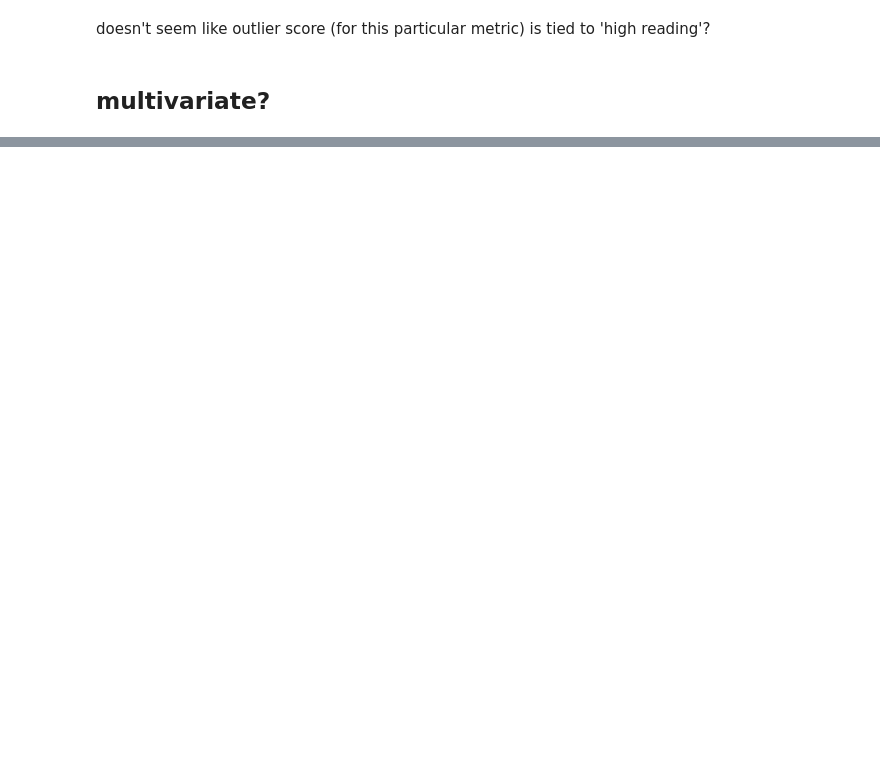
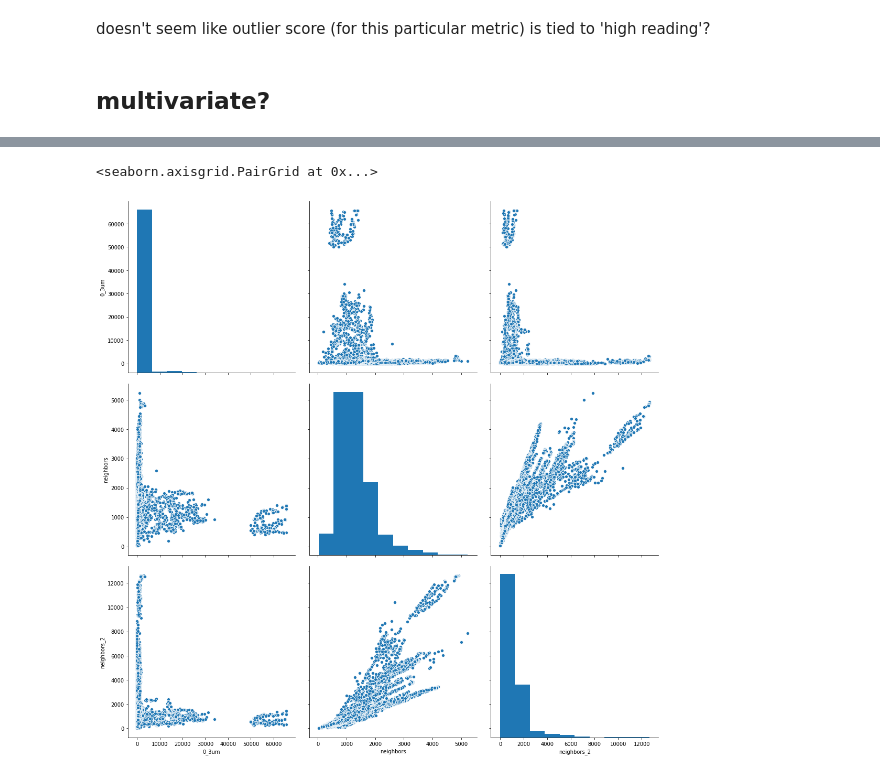
Before and after one commit to arnoldyb/air_pollution, a Jupyter notebook: anomaly_detection/first_crack.ipynb, the cells around one changed output, grey strips where cells are left out. Saved outputs shown, nothing was run; the diff lists cells and outputs as text; code cells hidden in the pictures; blank space fills up the shorter version.

```diff
--- a/anomaly_detection/first_crack.ipynb
+++ b/anomaly_detection/first_crack.ipynb
@@ -336,0 +325,2 @@ y_pred.tolist()
+# %%
+sensor_locs = out_df[['sensor_id', 'lat', 'lon']].drop_duplicates(subset='sensor_id').set_index('sensor_id')
@@ -336,0 +358,41 @@ y_pred.tolist()
+# %%
+def idw(x, df, miles = 1):
+    snapshot = df[(df.created == x.created)][['sensor_id', '0_3um']]
+
+    snapshot = snapshot[snapshot.sensor_id != x.sensor_id]
+
+    snapshot['weights'] = snapshot['sensor_id'].map(lambda y: dist_lookup[str(x.sensor_id)][str(y)])
+
+
+    snapshot['weights'] = 1 / snapshot['weights']
+
+    # make all weights sum to 1
+    snapshot['weights'] = snapshot['weights'] / snapshot['weights'].sum()
+
+    snapshot['weighted_amt'] = snapshot['weights'] * snapshot['0_3um']
+
+    return snapshot['weighted_amt'].sum()
+
+
+out_df['neighbors'] = out_df.apply(lambda x: idw(x, out_df), axis = 1)
+# %%
+## p = 2
+def idw_2(x, df):
+    snapshot = df[(df.created == x.created)][['sensor_id', '0_3um']]
+
+    snapshot = snapshot[snapshot.sensor_id != x.sensor_id]
+
+    snapshot['weights'] = snapshot['sensor_id'].map(lambda y: dist_lookup[str(x.sensor_id)][str(y)])
+
+
+    snapshot['weights'] = 1 / (snapshot['weights']**2)
+
+    # make all weights sum to 1
+    snapshot['weights'] = snapshot['weights'] / snapshot['weights'].sum()
+
+    snapshot['weighted_amt'] = snapshot['weights'] * snapshot['0_3um']
+
+    return snapshot['weighted_amt'].sum()
+
+
+out_df['neighbors_2'] = out_df.apply(lambda x: idw_2(x, out_df), axis = 1)
@@ -336,0 +413,5 @@ y_pred.tolist()
+# %%
+sns.pairplot(out_df[['0_3um', 'neighbors', 'neighbors_2']], height = 5)
+# %% [output]
+<seaborn.axisgrid.PairGrid at 0x...>
+[figure, added]
```
Also changed, not shown: parts of 23 cells of this notebook.
